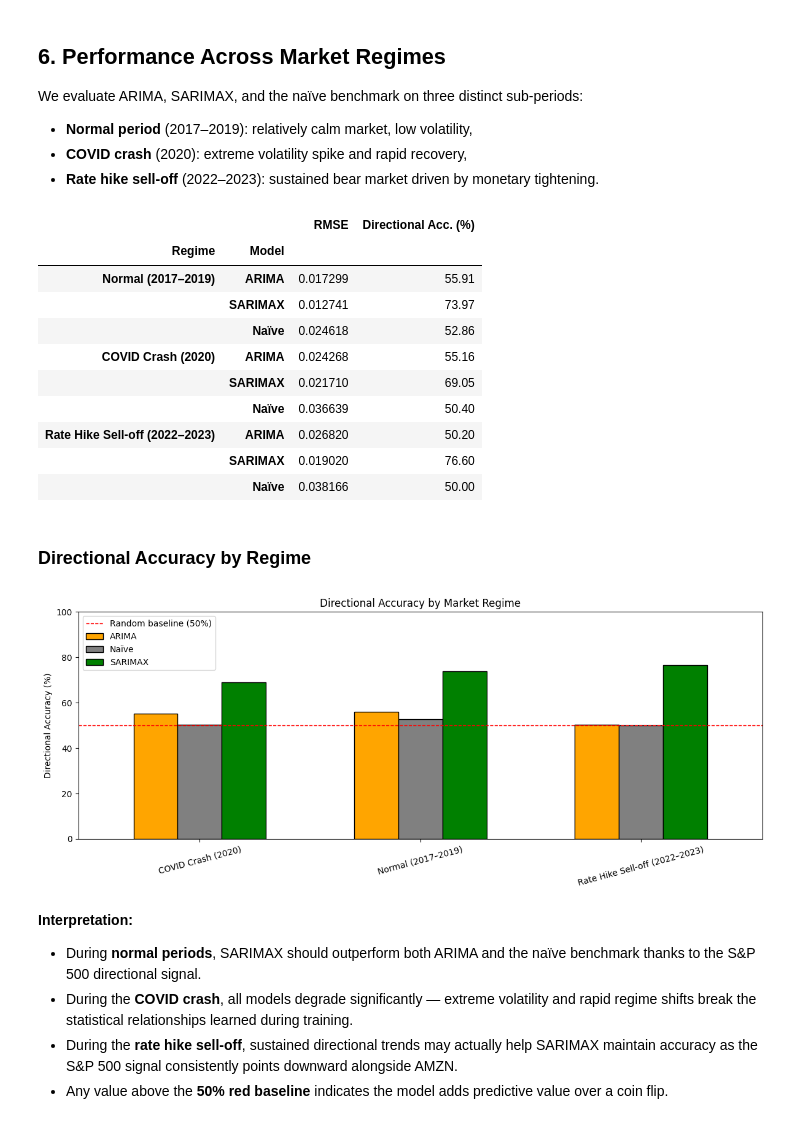
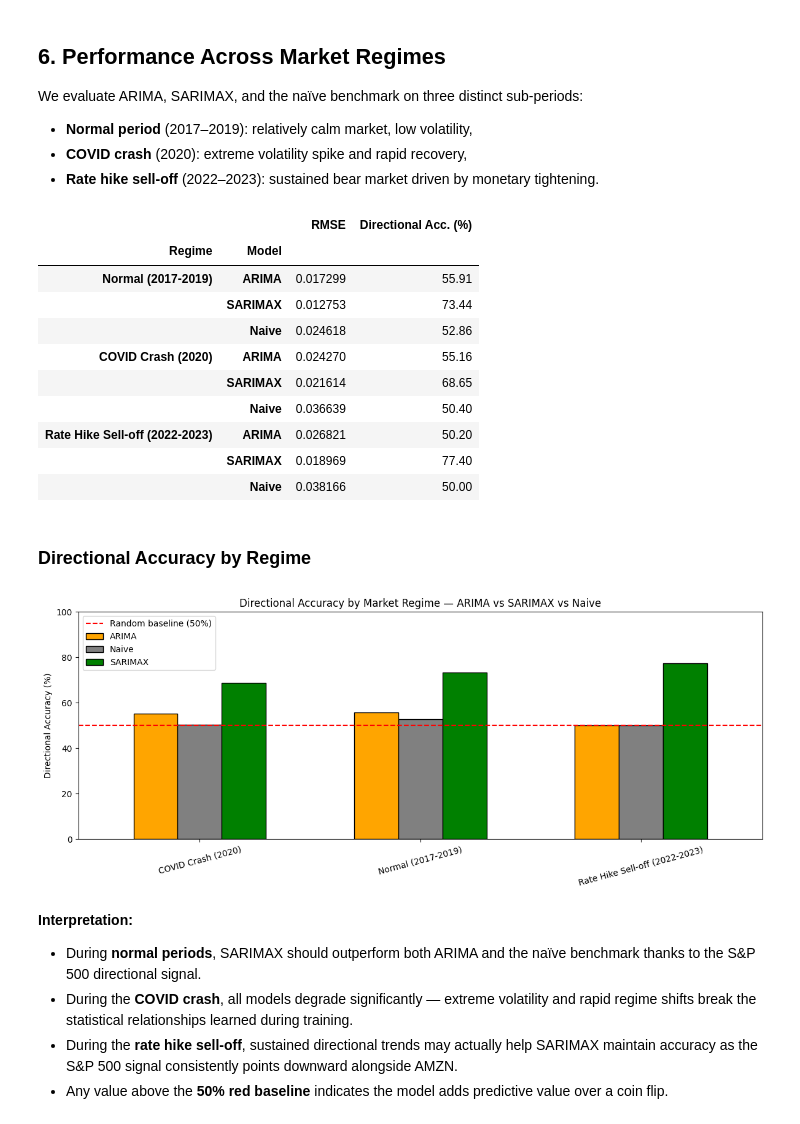
Before and after one commit to EdLac/stock-price-prediction-amazon, a Jupyter notebook: notebooks/04_evaluation_and_plots.ipynb, the cells around one changed output. Cells and saved outputs as stored; diff of their text form; code cells hidden in the pictures.

```diff
--- a/notebooks/04_evaluation_and_plots.ipynb
+++ b/notebooks/04_evaluation_and_plots.ipynb
@@ -32,28 +32,34 @@ from sklearn.metrics import mean_squared_error, mean_absolute_error
 # Load raw dataset
 data = pd.read_csv("../data/raw/amzn_sp500_clean.csv", index_col=0, parse_dates=True)
 
-# Load rolling t+1 forecasts produced in Notebook 3
+# Load rolling t+1 forecasts produced in Notebook 2
 forecasts = pd.read_csv("../data/forecasts.csv", index_col=0, parse_dates=True)
 
 split_date = "2017-01-01"
+
+# True test returns
 y_test = data.loc[data.index >= split_date, "Return"]
 
+# Statistical model forecasts
 arima_forecast   = forecasts["ARIMA_Forecast"]
 sarimax_forecast = forecasts["SARIMAX_Forecast"]
 garch_vol        = forecasts["GARCH_Vol_Forecast"]
 
-# Align all series on the same index
-common_idx       = y_test.index.intersection(arima_forecast.index)
+# Align on common index
+common_idx = y_test.index.intersection(arima_forecast.dropna().index)
+common_idx = common_idx.intersection(sarimax_forecast.dropna().index)
+
 y_test           = y_test.loc[common_idx]
 arima_forecast   = arima_forecast.loc[common_idx]
 sarimax_forecast = sarimax_forecast.loc[common_idx]
 
-# Naïve benchmark: predict that tomorrow's return = today's return (random walk)
-naive_forecast = y_test.shift(1).dropna()
-y_test_naive   = y_test.loc[naive_forecast.index]
-arima_naive    = arima_forecast.loc[naive_forecast.index]
-sarimax_naive  = sarimax_forecast.loc[naive_forecast.index]
+# Naive benchmark: yesterday's return (random walk) — aligned on same index
+naive_forecast  = y_test.shift(1).dropna()
+common_naive    = naive_forecast.index
+y_test_naive    = y_test.loc[common_naive]
+arima_naive     = arima_forecast.loc[common_naive]
+sarimax_naive   = sarimax_forecast.loc[common_naive]
 
-print(f"Test set  : {y_test.index[0].date()} → {y_test.index[-1].date()} ({len(y_test)} obs)")
-display(forecasts.head())
+print(f"Test set : {y_test.index[0].date()} -> {y_test.index[-1].date()} ({len(y_test)} obs)")
+display(forecasts[["ARIMA_Forecast", "SARIMAX_Forecast", "GARCH_Vol_Forecast"]].head())
 # %% [output]
@@ -278,22 +288,22 @@ We evaluate ARIMA, SARIMAX, and the naïve benchmark on three distinct sub-perio
 - **Rate hike sell-off** (2022–2023): sustained bear market driven by monetary tightening.
 # %%
 regimes = {
-    "Normal (2017–2019)":             ("2017-01-01", "2019-12-31"),
+    "Normal (2017-2019)":             ("2017-01-01", "2019-12-31"),
     "COVID Crash (2020)":             ("2020-01-01", "2020-12-31"),
-    "Rate Hike Sell-off (2022–2023)": ("2022-01-01", "2023-12-31"),
+    "Rate Hike Sell-off (2022-2023)": ("2022-01-01", "2023-12-31"),
 }
 
 regime_results = []
 
 for regime_name, (start, end) in regimes.items():
-    y_sub    = y_test.loc[start:end]
-    naive_s  = y_sub.shift(1).dropna()
-    y_sub_n  = y_sub.loc[naive_s.index]
+    y_sub   = y_test.loc[start:end]
+    naive_s = y_sub.shift(1).dropna()
+    y_sub_n = y_sub.loc[naive_s.index]
 
     for model_name, preds in [
         ("ARIMA",   arima_forecast.loc[y_sub_n.index]),
         ("SARIMAX", sarimax_forecast.loc[y_sub_n.index]),
-        ("Naïve",   naive_s)
+        ("Naive",   naive_s)
     ]:
         rmse = np.sqrt(mean_squared_error(y_sub_n, preds))
         da   = np.mean(np.sign(y_sub_n) == np.sign(preds)) * 100
@@ -309,35 +319,35 @@ display(regime_df)
 # %% [output]
 |  |  | RMSE | Directional Acc. (%) |
 | Regime | Model |  |  |
-| Normal (2017–2019) | ARIMA | 0.017299 | 55.91 |
-|  | SARIMAX | 0.012741 | 73.97 |
-|  | Naïve | 0.024618 | 52.86 |
-| COVID Crash (2020) | ARIMA | 0.024268 | 55.16 |
-|  | SARIMAX | 0.021710 | 69.05 |
-|  | Naïve | 0.036639 | 50.40 |
-| Rate Hike Sell-off (2022–2023) | ARIMA | 0.026820 | 50.20 |
-|  | SARIMAX | 0.019020 | 76.60 |
-|  | Naïve | 0.038166 | 50.00 |
+| Normal (2017-2019) | ARIMA | 0.017299 | 55.91 |
+|  | SARIMAX | 0.012753 | 73.44 |
+|  | Naive | 0.024618 | 52.86 |
+| COVID Crash (2020) | ARIMA | 0.024270 | 55.16 |
+|  | SARIMAX | 0.021614 | 68.65 |
+|  | Naive | 0.036639 | 50.40 |
+| Rate Hike Sell-off (2022-2023) | ARIMA | 0.026821 | 50.20 |
+|  | SARIMAX | 0.018969 | 77.40 |
+|  | Naive | 0.038166 | 50.00 |
 # %% [markdown]
 ### Directional Accuracy by Regime
 # %%
 da_pivot = regime_df[["Directional Acc. (%)"]].unstack(level="Model")
 da_pivot.columns = da_pivot.columns.droplevel(0)
 
 ax = da_pivot.plot(kind="bar", figsize=(12, 5),
                    color=["orange", "gray", "green"],
                    edgecolor="black", width=0.6)
-ax.axhline(50, color="red", linestyle="--", linewidth=1, label="Random baseline (50%)")
-ax.set_title("Directional Accuracy by Market Regime")
+ax.axhline(50, color="red", linestyle="--", linewidth=1.5, label="Random baseline (50%)")
+ax.set_title("Directional Accuracy by Market Regime — ARIMA vs SARIMAX vs Naive")
 ax.set_ylabel("Directional Accuracy (%)")
 ax.set_xlabel("")
 ax.tick_params(axis="x", rotation=15)
 ax.legend()
 ax.set_ylim(0, 100)
 plt.tight_layout()
 plt.show()
 # %% [output]
-[figure, old version]
+[figure, new version]
 # %% [markdown]
 **Interpretation:**
 
```
Also changed, not shown: parts of 21 cells of this notebook, 4 other files.
